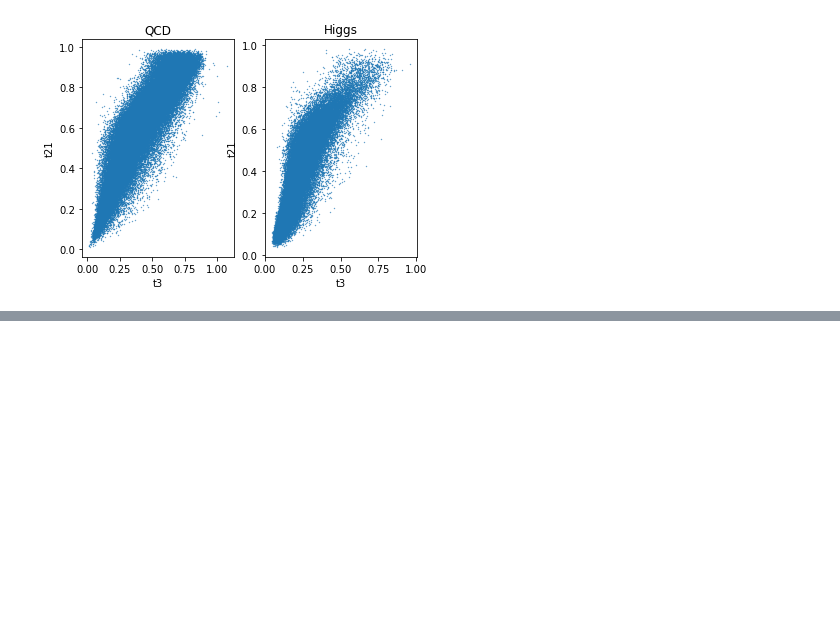
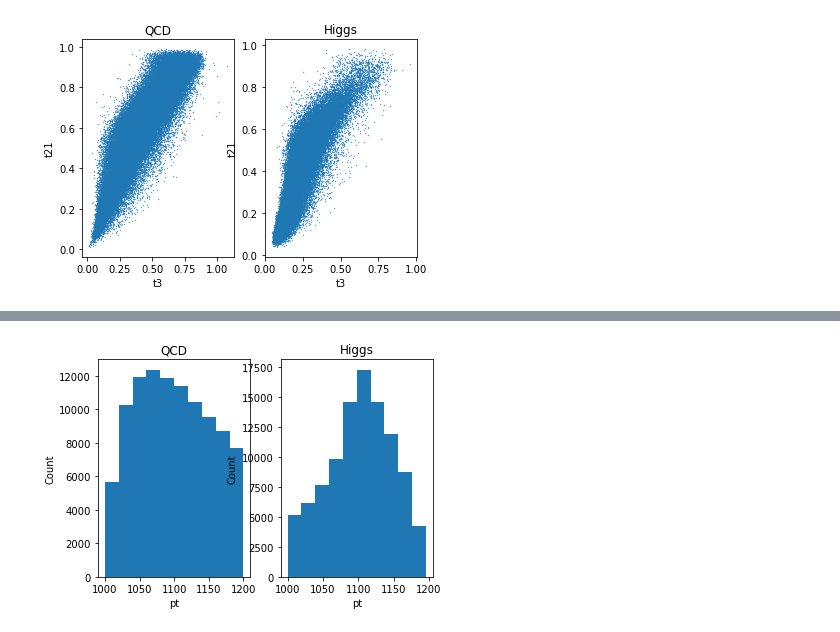
Before and after one commit to zmarucheck/Phys-434, a Jupyter notebook: Lab #5/Lab-5-Explore-Data.ipynb, the cells around one changed output, grey strips where cells are left out. Cells and saved outputs as stored; diff of their text form; code cells hidden in the pictures; blank space fills up the shorter version.

```diff
--- a/Lab #5/Lab-5-Explore-Data.ipynb
+++ b/Lab #5/Lab-5-Explore-Data.ipynb
@@ -336,0 +375,14 @@ NameError: name 'np' is not defined
+# %%
+fig, ((ax1), (ax2)) = plt.subplots(1, 2)
+val1 = "pt"
+ax1.hist(qcd[val1])
+ax1.set_title("QCD")
+ax1.set_xlabel(val1)
+ax1.set_ylabel("Count")
+ax2.hist(higgs[val1])
+ax2.set_title("Higgs")
+ax2.set_xlabel(val1)
+ax2.set_ylabel("Count")
+plt.show()
+# %% [output]
+[figure, added]
```
Also changed, not shown: parts of 4 cells of this notebook, 2 other files.
